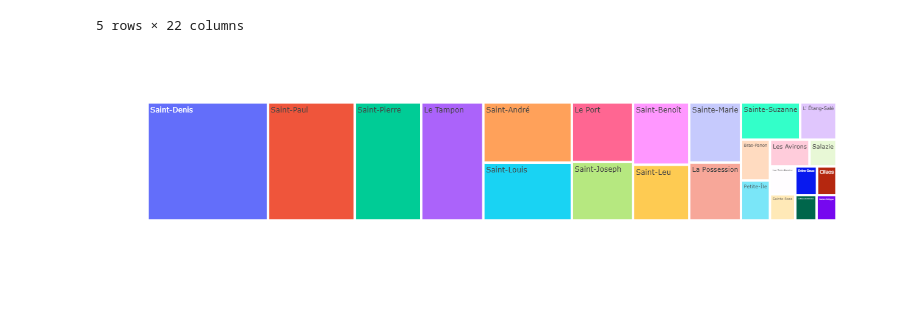
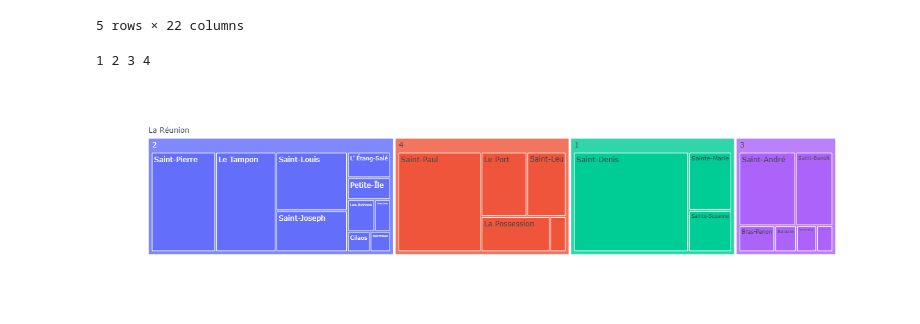
Before and after one commit to gabs974/datavizreunion, a Jupyter notebook: dataviz_evolution_pop_974.ipynb, the cells around one changed output. Cells and saved outputs as stored; diff of their text form; code cells hidden in the pictures.

```diff
--- a/dataviz_evolution_pop_974.ipynb
+++ b/dataviz_evolution_pop_974.ipynb
@@ -24,7 +24,13 @@ Répartition de la population/commune
+# %%
+# liste des "Code Département"
+codes2 = sorted(population["Code arrondissement départemental"].unique())
+print(*codes2)
+# %% [output]
+1 2 3 4
 # %%
 # treemap
 px.treemap(population,
-          path=["Nom de la commune"],
+          path=["Nom de la région","Code arrondissement départemental","Nom de la commune"],
           values="Population totale")
 # %% [output]
-[figure, old version]
+[figure, new version]
```
Also changed, not shown: parts of 11 cells of this notebook, 1 other file.
